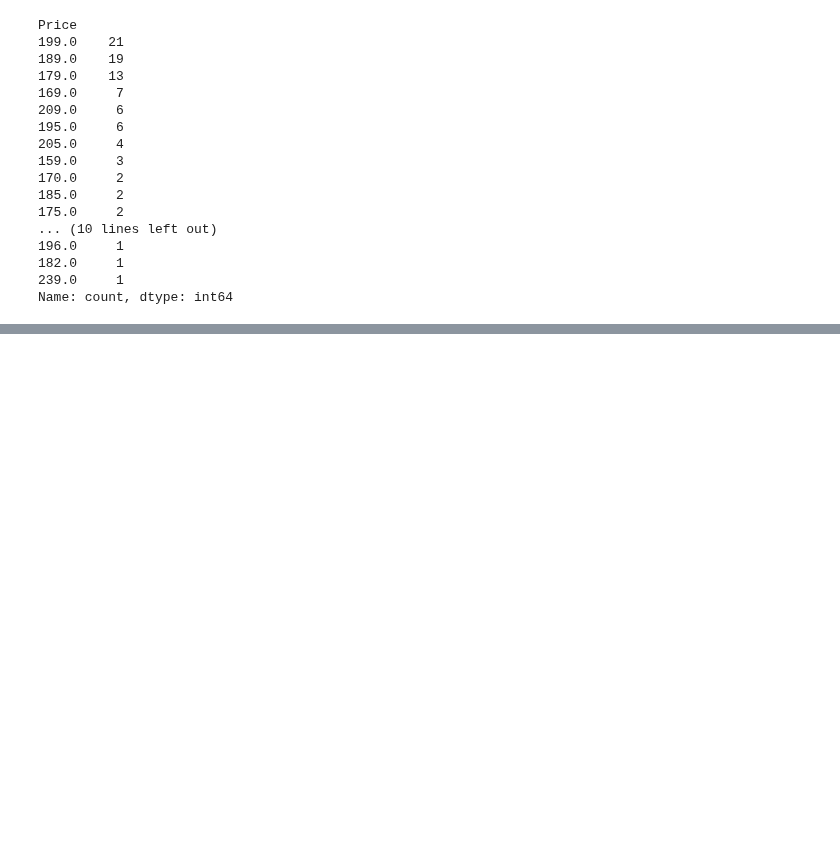
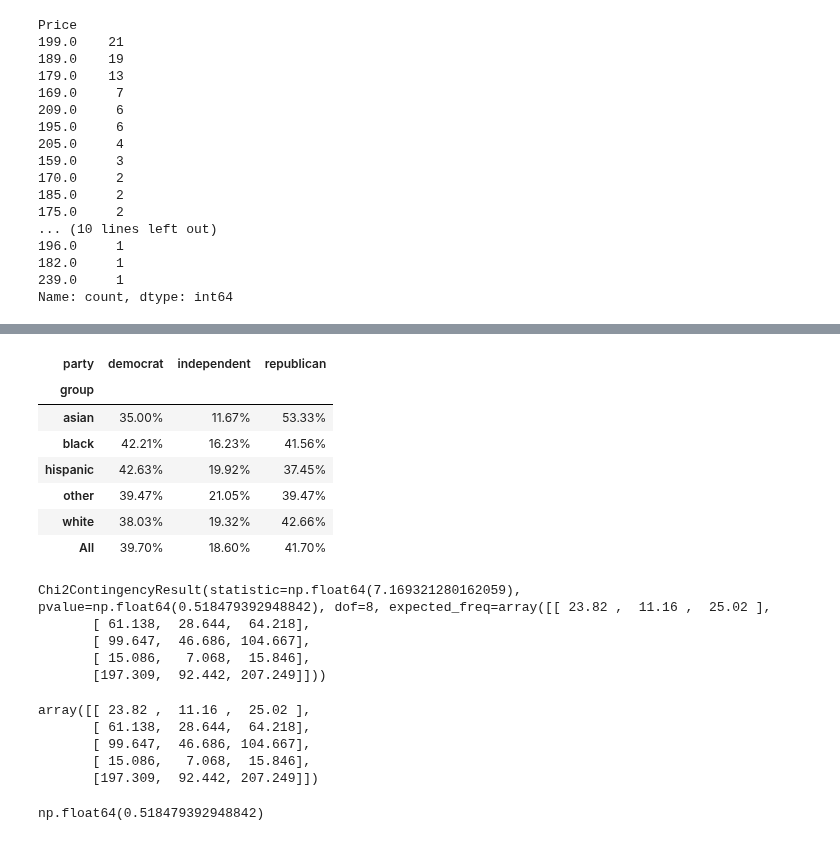
Before and after one commit to ErickVisone/DataScience, a Jupyter notebook: datascience/Exercise Statistics.ipynb, the cells around one changed output, grey strips where cells are left out. Cells and saved outputs as stored; diff of their text form; code cells hidden in the pictures; blank space fills up the shorter version.

```diff
--- a/datascience/Exercise Statistics.ipynb
+++ b/datascience/Exercise Statistics.ipynb
@@ -133,0 +137,5 @@ Name: count, dtype: int64
+# %%
+data = "../Data/data_statistics/us_city_voters.csv"
+
+df_votes = pd.read_csv(data)
+df_votes.head()
@@ -133,0 +169,36 @@ Name: count, dtype: int64
+# %%
+pd.crosstab(df_votes['group'], df_votes['party'], margins=True, normalize='index').style.format("{:.2%}")
+# %% [output]
+| party | democrat | independent | republican |
+| group |  |  |  |
+| asian | 35.00% | 11.67% | 53.33% |
+| black | 42.21% | 16.23% | 41.56% |
+| hispanic | 42.63% | 19.92% | 37.45% |
+| other | 39.47% | 21.05% | 39.47% |
+| white | 38.03% | 19.32% | 42.66% |
+| All | 39.70% | 18.60% | 41.70% |
+# %%
+from scipy.stats import chi2_contingency
+
+result = chi2_contingency(pd.crosstab(df_votes['group'], df_votes['party']))
+
+result
+# %% [output]
+Chi2ContingencyResult(statistic=np.float64(7.169321280162059), pvalue=np.float64(0.518479392948842), dof=8, expected_freq=array([[ 23.82 ,  11.16 ,  25.02 ],
+       [ 61.138,  28.644,  64.218],
+       [ 99.647,  46.686, 104.667],
+       [ 15.086,   7.068,  15.846],
+       [197.309,  92.442, 207.249]]))
+# %%
+result.expected_freq
+# %% [output]
+array([[ 23.82 ,  11.16 ,  25.02 ],
+       [ 61.138,  28.644,  64.218],
+       [ 99.647,  46.686, 104.667],
+       [ 15.086,   7.068,  15.846],
+       [197.309,  92.442, 207.249]])
+# %%
+result.pvalue # Consideravelmente maior que 0,05 - Significa que nao podemos rejeitar a hipotese nula de independencia entre as variaveis
+#naa há relacao entre o grupo e o partido
+# %% [output]
+np.float64(0.518479392948842)
```
Also changed, not shown: parts of 12 cells of this notebook, 1 other file.
